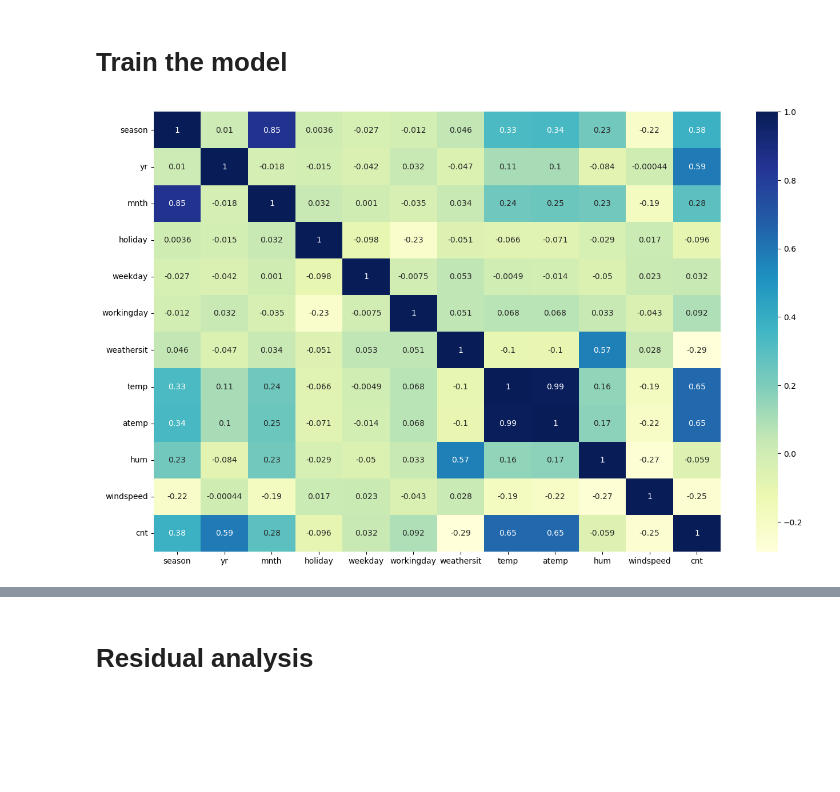
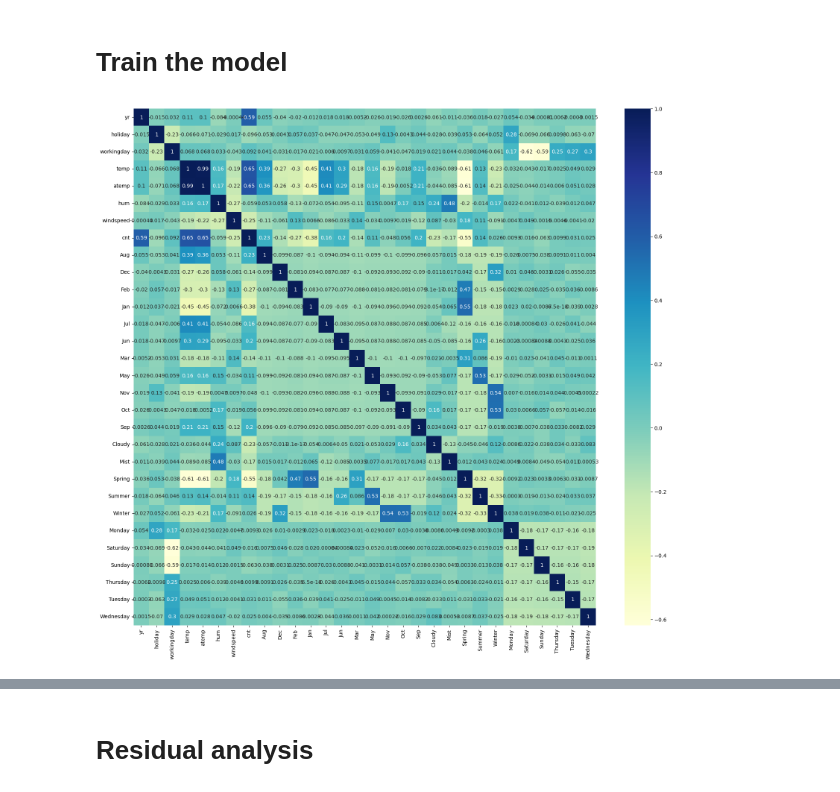
Before and after one commit to anu1619/BoomBike, a Jupyter notebook: bike_sharing_system.ipynb, the cells around one changed output, grey strips where cells are left out. Saved outputs shown, nothing was run; the diff lists cells and outputs as text; code cells hidden in the pictures; blank space fills up the shorter version.

```diff
--- a/bike_sharing_system.ipynb
+++ b/bike_sharing_system.ipynb
@@ -88,0 +133,4 @@ plt.show()
+# %%
+season = pd.get_dummies(data['season'],drop_first=True)
+
+season.head()
@@ -88,0 +144,4 @@ plt.show()
+# %%
+weekday = pd.get_dummies(data['weekday'],drop_first=True)
+
+weekday.head()
@@ -88,0 +155,5 @@ plt.show()
+# %%
+data = pd.concat([data, dummy, weather, season, weekday], axis=1)
+# %%
+data = data.drop(['mnth', 'weathersit', 'season', 'weekday'], axis=1)
+data.head()
@@ -127,9 +208,11 @@ df_train.describe()
 # %% [markdown]
 # Train the model
 # %%
-plt.figure(figsize=(16, 10))
+# let's see the correlation of all variables with each other
+
+plt.figure(figsize=(20, 18))
 sns.heatmap(df_train.corr(), annot=True, cmap="YlGnBu")
 plt.show()
 # %% [output]
-[figure, old version]
+[figure, new version]
 # %%
```
Also changed, not shown: parts of 82 cells of this notebook.
